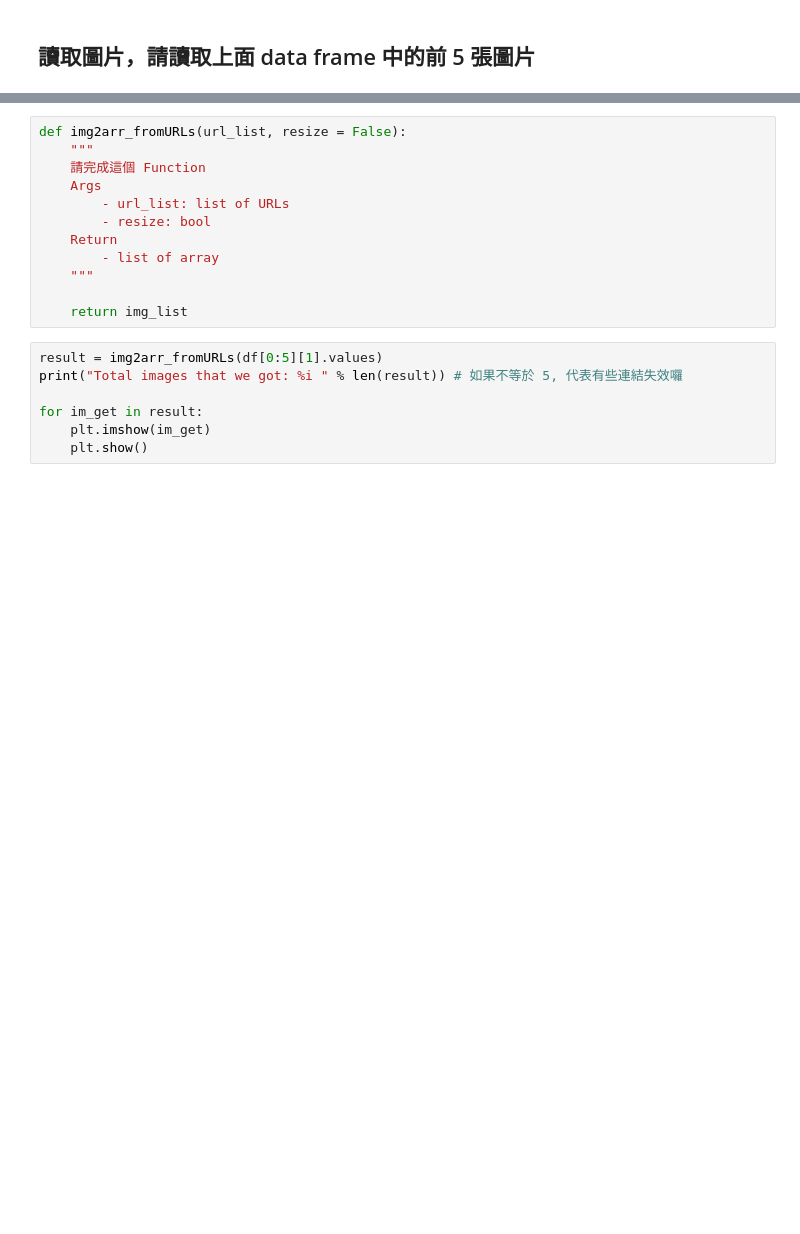
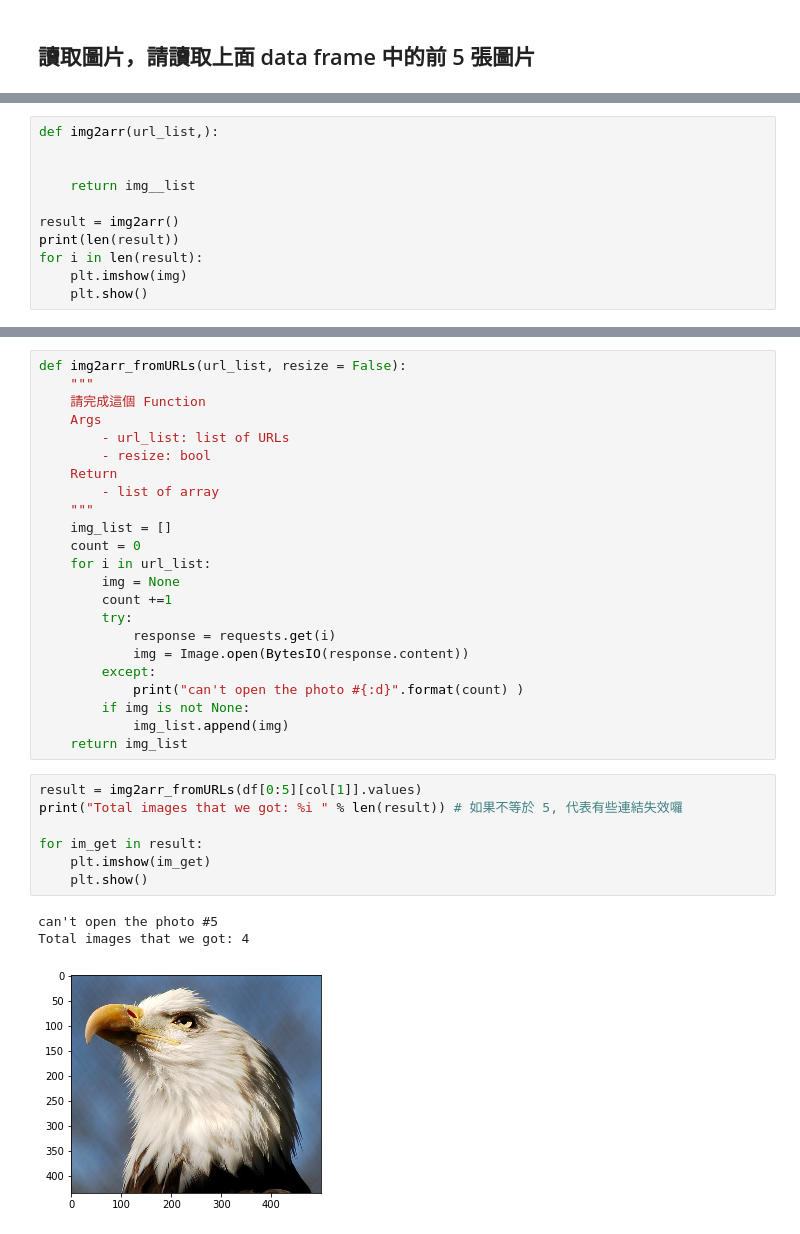
Before and after one commit to miraclebighead/2nd-ML100Days, a Jupyter notebook: homework/Day_003-2_HW.ipynb, the cells around one changed output, grey strips where cells are left out. Saved outputs shown, nothing was run; the diff lists cells and outputs as text; blank space fills up the shorter version.

```diff
--- a/homework/Day_003-2_HW.ipynb
+++ b/homework/Day_003-2_HW.ipynb
@@ -72,0 +178,11 @@ plt.show()
+# %%
+def img2arr(url_list,):
+
+
+    return img__list
+
+result = img2arr()
+print(len(result))
+for i in len(result):
+    plt.imshow(img)
+    plt.show()
@@ -80,12 +218,27 @@ def img2arr_fromURLs(url_list, resize = False):
     Return
         - list of array
     """
-
+    img_list = []
+    count = 0
+    for i in url_list:
+        img = None
+        count +=1
+        try:
+            response = requests.get(i)
+            img = Image.open(BytesIO(response.content))
+        except:
+            print("can't open the photo #{:d}".format(count) )
+        if img is not None:
+            img_list.append(img)
     return img_list
 # %%
-result = img2arr_fromURLs(df[0:5][1].values)
+result = img2arr_fromURLs(df[0:5][col[1]].values)
 print("Total images that we got: %i " % len(result)) # 如果不等於 5, 代表有些連結失效囉
 
 for im_get in result:
     plt.imshow(im_get)
     plt.show()
+# %% [output]
+can't open the photo #5
+Total images that we got: 4
+[figure, added]
```
Also changed, not shown: parts of 12 cells of this notebook.
